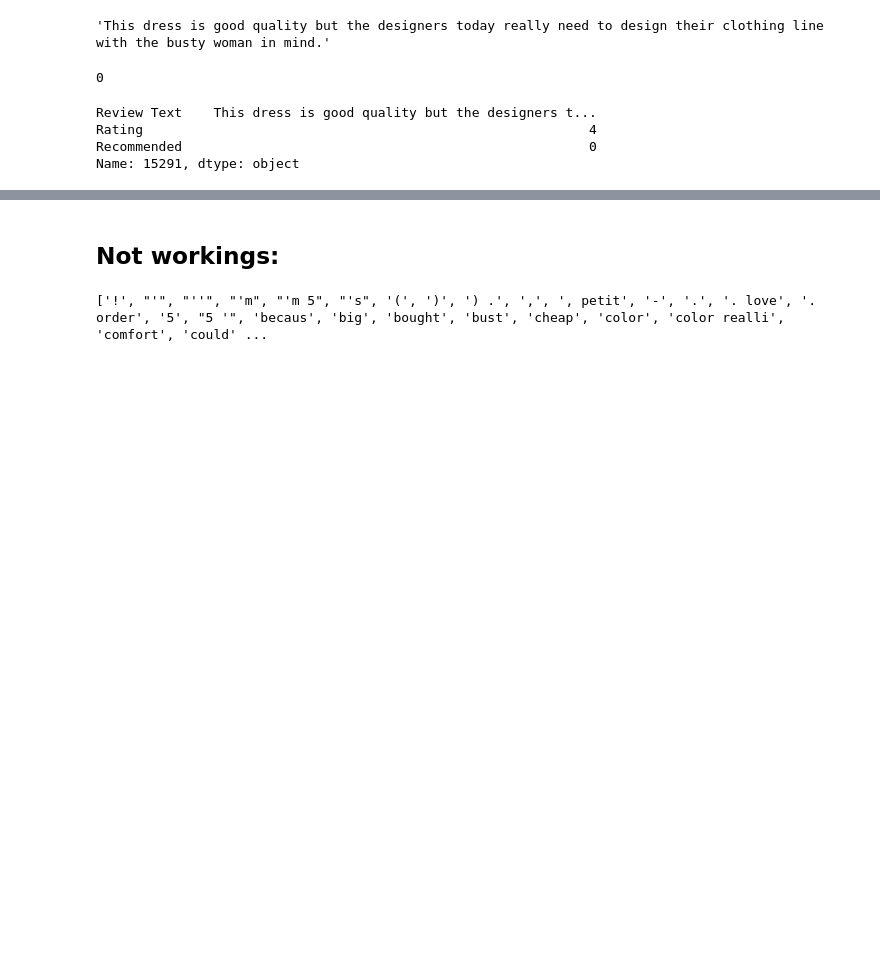
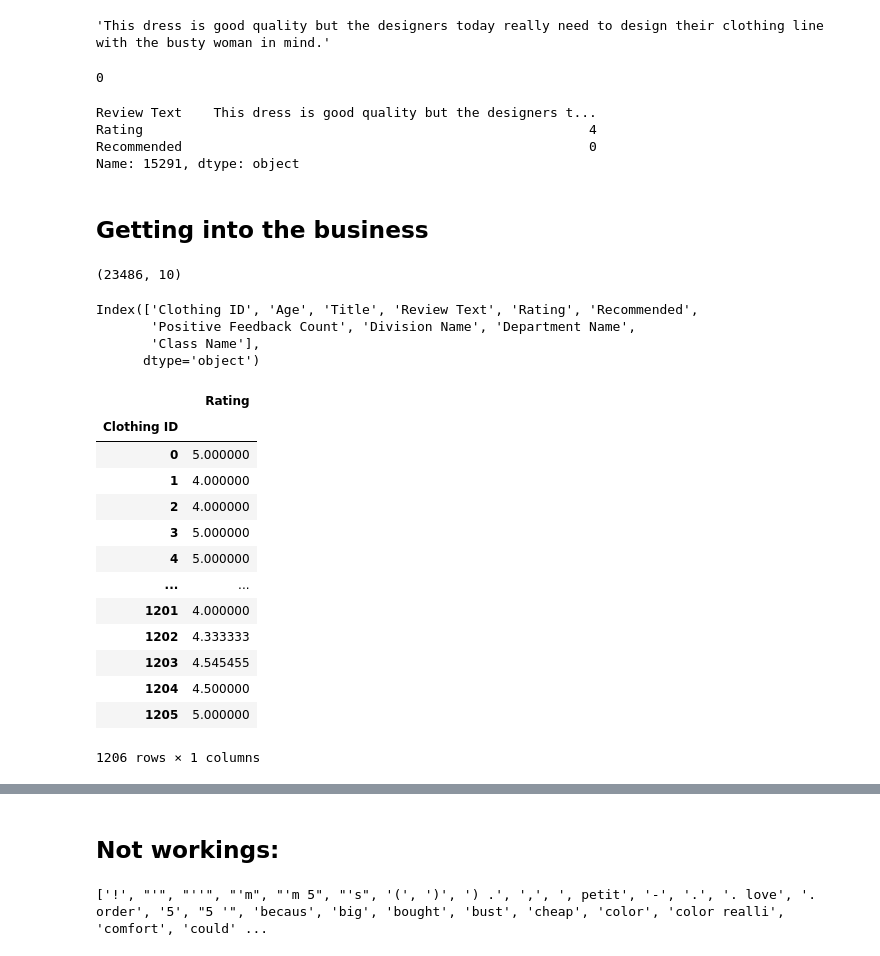
Before and after one commit to baharbiazar/E_Commerce_Reviews_Sentiment_Analysis, a Jupyter notebook: e_commerce_sentiment_analysis.ipynb, the cells around one changed output, grey strips where cells are left out. Saved outputs shown, nothing was run; the diff lists cells and outputs as text; code cells hidden in the pictures; blank space fills up the shorter version.

```diff
--- a/e_commerce_sentiment_analysis.ipynb
+++ b/e_commerce_sentiment_analysis.ipynb
@@ -673,3 +673,35 @@ Review Text    This dress is good quality but the designers t...
 Rating                                                         4
 Recommended                                                    0
 Name: 15291, dtype: object
+# %% [markdown]
+## Getting into the business
+# %%
+df.shape
+# %% [output]
+(23486, 10)
+# %%
+df.columns
+# %% [output]
+Index(['Clothing ID', 'Age', 'Title', 'Review Text', 'Rating', 'Recommended',
+       'Positive Feedback Count', 'Division Name', 'Department Name',
+       'Class Name'],
+      dtype='object')
+# %%
+grouped_df= df.groupby('Clothing ID')['Rating'].mean()
+grouped_df = pd.DataFrame(grouped_df, columns= ['Rating'])
+grouped_df
+# %% [output]
+|  | Rating |
+| Clothing ID |  |
+| 0 | 5.000000 |
+| 1 | 4.000000 |
+| 2 | 4.000000 |
+| 3 | 5.000000 |
+| 4 | 5.000000 |
+| ... | ... |
+| 1201 | 4.000000 |
+| 1202 | 4.333333 |
+| 1203 | 4.545455 |
+| 1204 | 4.500000 |
+| 1205 | 5.000000 |
+1206 rows × 1 columns
```
Also changed, not shown: parts of 4 cells of this notebook.
